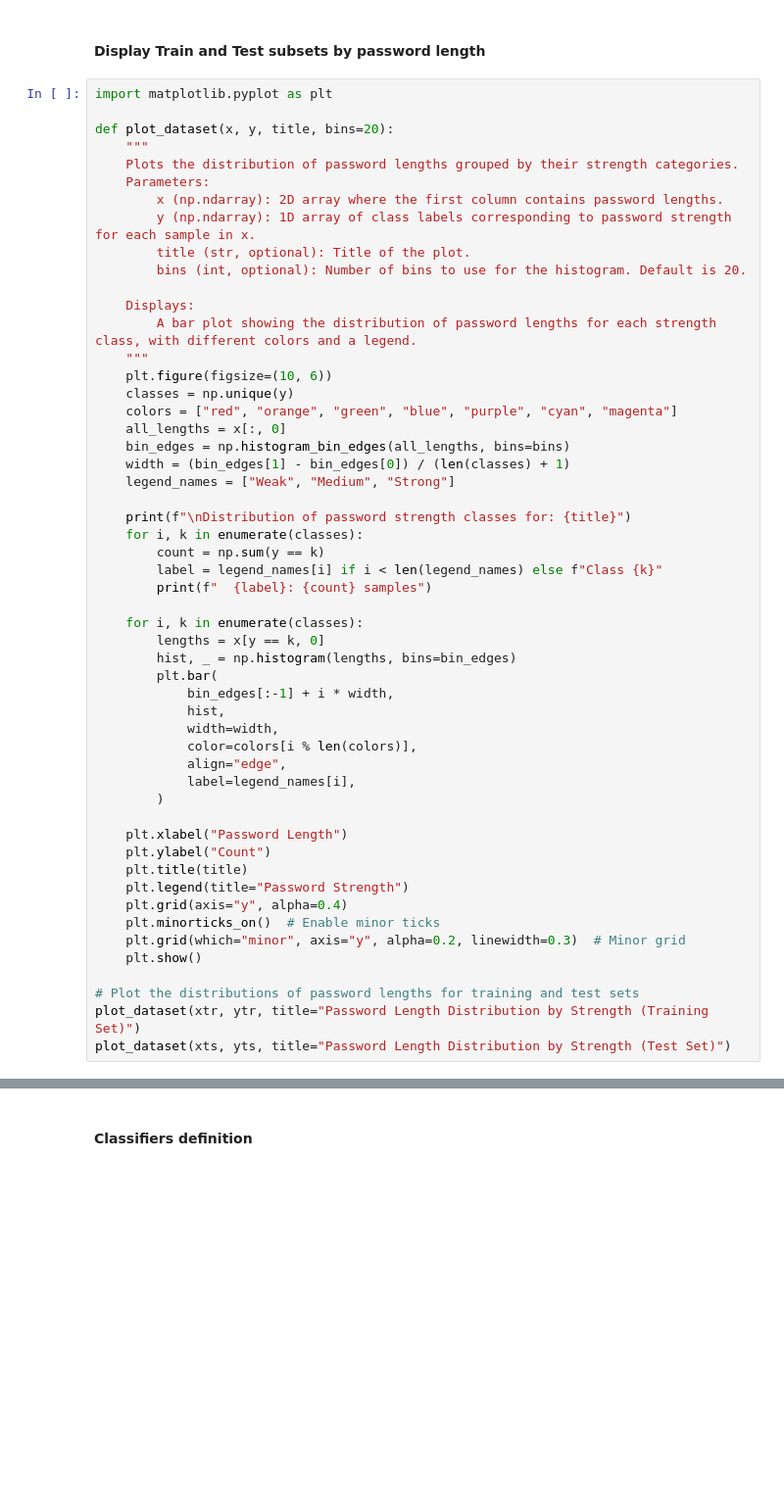
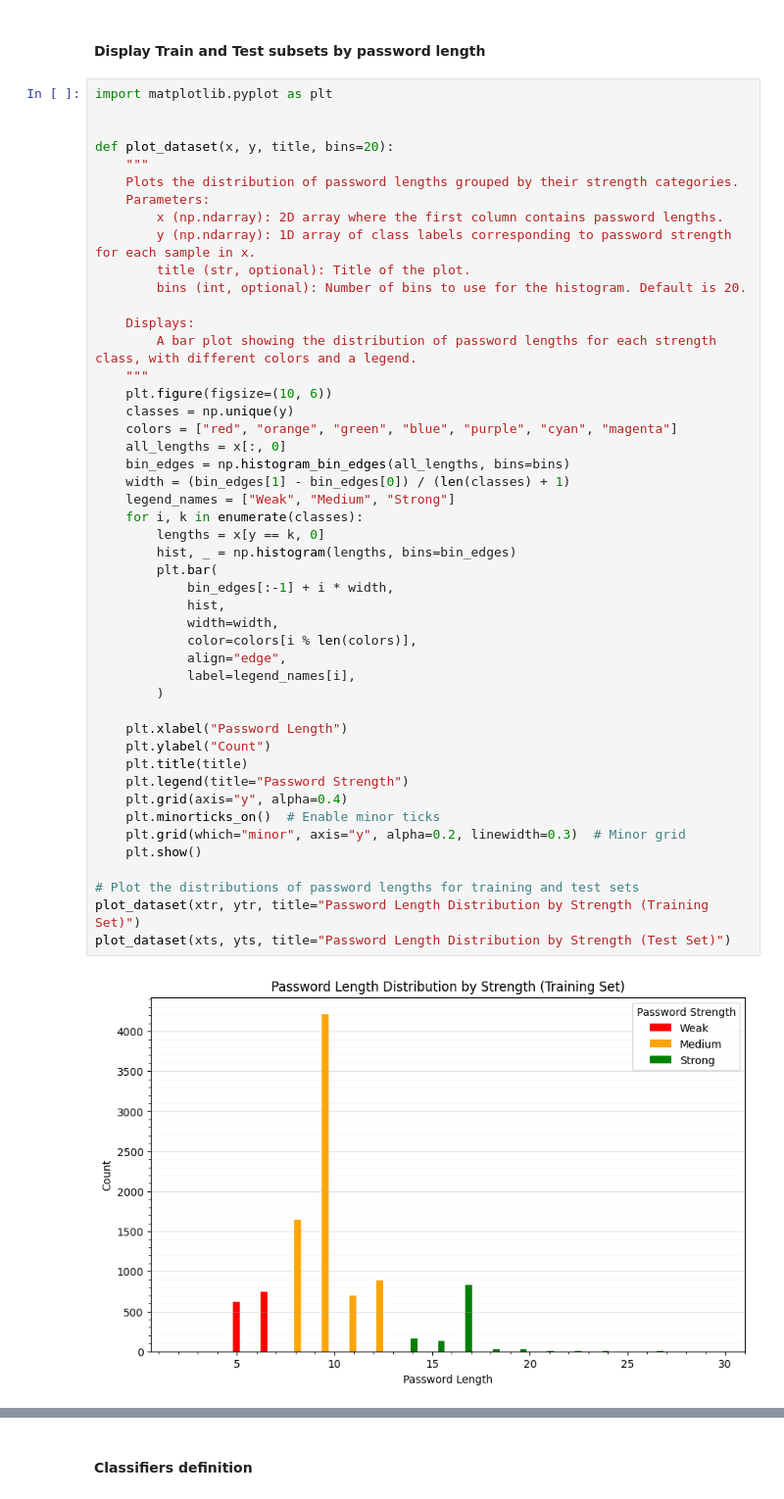
Before and after one commit to giopresenti98/ML-Project, a Jupyter notebook: test_password_strenght_classification copy.ipynb, the cells around one changed output, grey strips where cells are left out. Shown at 98% size. Saved outputs shown, nothing was run; the diff lists cells and outputs as text; blank space fills up the shorter version.

```diff
--- a/test_password_strenght_classification copy.ipynb
+++ b/test_password_strenght_classification copy.ipynb
@@ -70,6 +73,7 @@ yts = data_shuffled["strength"].tail(N_TEST).values
 #### Display Train and Test subsets by password length
 # %%
 import matplotlib.pyplot as plt
+
 
 def plot_dataset(x, y, title, bins=20):
     """
@@ -87,37 +91,32 @@ def plot_dataset(x, y, title, bins=20):
     classes = np.unique(y)
     colors = ["red", "orange", "green", "blue", "purple", "cyan", "magenta"]
     all_lengths = x[:, 0]
     bin_edges = np.histogram_bin_edges(all_lengths, bins=bins)
     width = (bin_edges[1] - bin_edges[0]) / (len(classes) + 1)
     legend_names = ["Weak", "Medium", "Strong"]
-
-    print(f"\nDistribution of password strength classes for: {title}")
-    for i, k in enumerate(classes):
-        count = np.sum(y == k)
-        label = legend_names[i] if i < len(legend_names) else f"Class {k}"
-        print(f"  {label}: {count} samples")
-
     for i, k in enumerate(classes):
         lengths = x[y == k, 0]
         hist, _ = np.histogram(lengths, bins=bin_edges)
         plt.bar(
             bin_edges[:-1] + i * width,
             hist,
             width=width,
             color=colors[i % len(colors)],
             align="edge",
             label=legend_names[i],
         )
 
     plt.xlabel("Password Length")
     plt.ylabel("Count")
     plt.title(title)
     plt.legend(title="Password Strength")
     plt.grid(axis="y", alpha=0.4)
     plt.minorticks_on()  # Enable minor ticks
     plt.grid(which="minor", axis="y", alpha=0.2, linewidth=0.3)  # Minor grid
     plt.show()
 
 # Plot the distributions of password lengths for training and test sets
 plot_dataset(xtr, ytr, title="Password Length Distribution by Strength (Training Set)")
 plot_dataset(xts, yts, title="Password Length Distribution by Strength (Test Set)")
+# %% [output]
+[figure, added]
```
Also changed, not shown: parts of 12 cells of this notebook.
